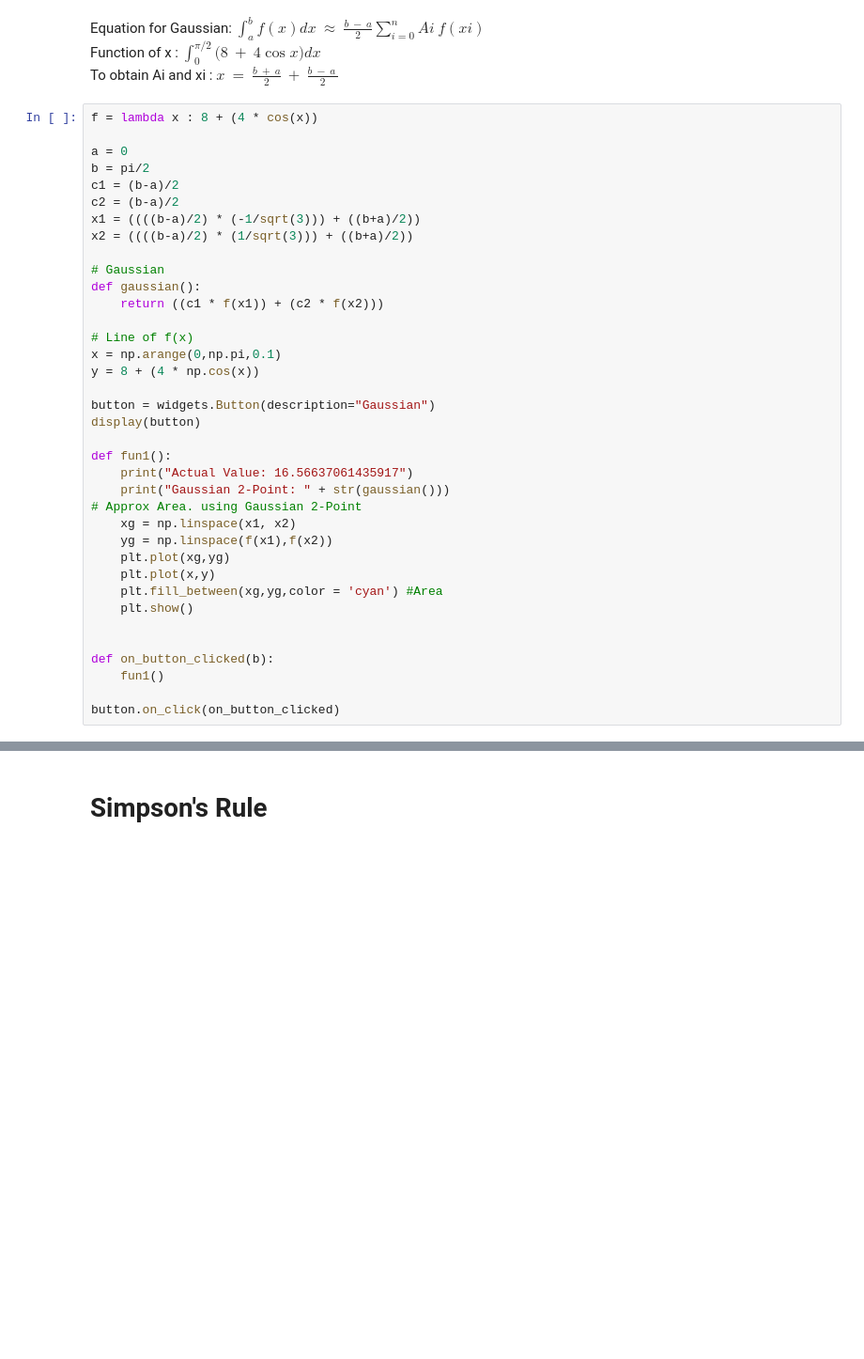
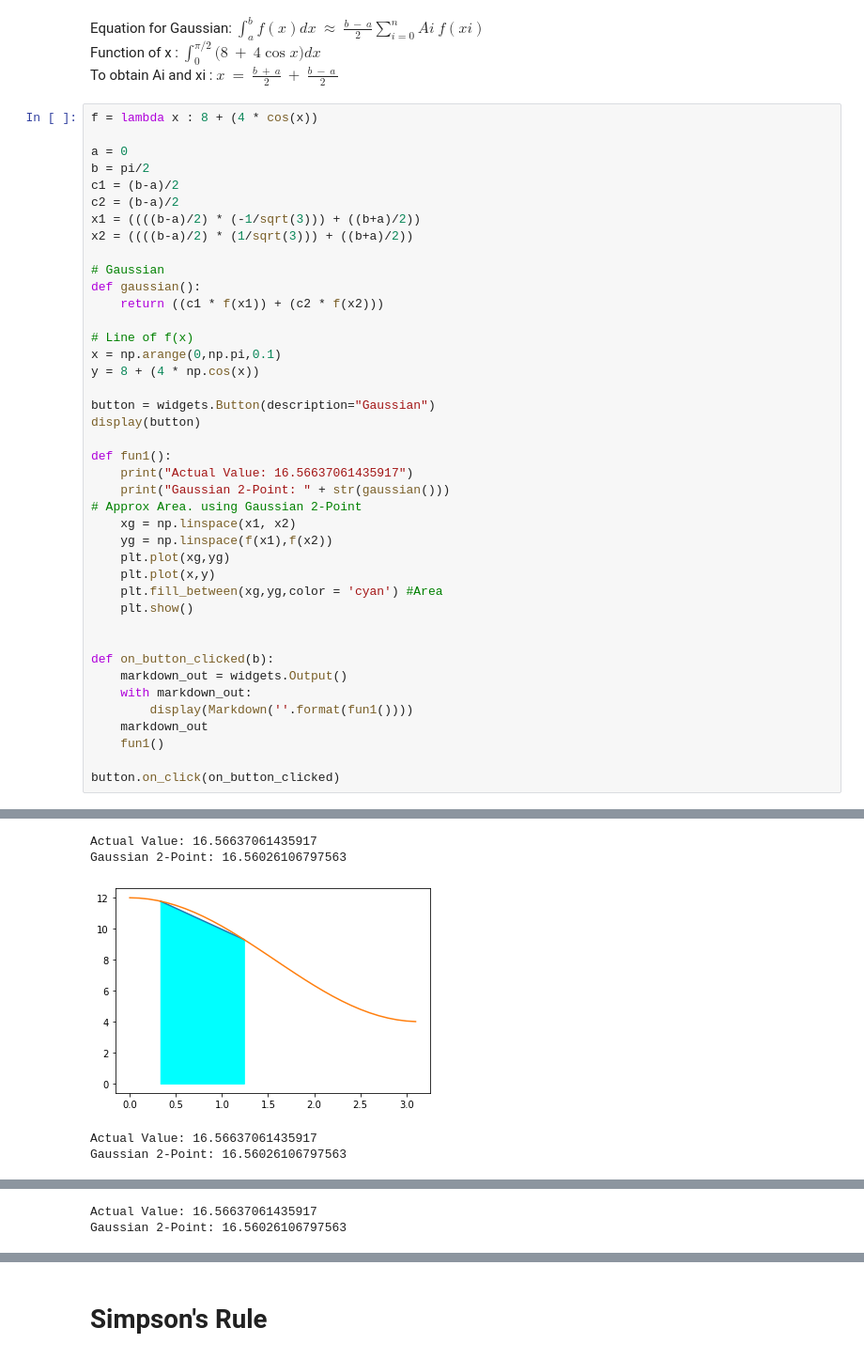
Before and after one commit to kronmess/CompMathFinalProject, a Jupyter notebook: Computational_Math_Final_Project.ipynb, the cells around one changed output, grey strips where cells are left out. Shown at 94% size. Saved outputs shown, nothing was run; the diff lists cells and outputs as text; blank space fills up the shorter version.

Commit message:
Fixed bugs regarding graph

```diff
--- a/Computational_Math_Final_Project.ipynb
+++ b/Computational_Math_Final_Project.ipynb
@@ -31,30 +32,39 @@ x2 = ((((b-a)/2) * (1/sqrt(3))) + ((b+a)/2))
 
 # Gaussian
 def gaussian():
     return ((c1 * f(x1)) + (c2 * f(x2)))
 
 # Line of f(x)
 x = np.arange(0,np.pi,0.1)
 y = 8 + (4 * np.cos(x))
 
 button = widgets.Button(description="Gaussian")
 display(button)
 
 def fun1():
     print("Actual Value: 16.56637061435917")
     print("Gaussian 2-Point: " + str(gaussian()))
 # Approx Area. using Gaussian 2-Point
     xg = np.linspace(x1, x2)
     yg = np.linspace(f(x1),f(x2))
     plt.plot(xg,yg)
     plt.plot(x,y)
     plt.fill_between(xg,yg,color = 'cyan') #Area
     plt.show()
 
 
 def on_button_clicked(b):
+    markdown_out = widgets.Output()
+    with markdown_out:
+        display(Markdown(''.format(fun1())))
+    markdown_out
     fun1()
 
 button.on_click(on_button_clicked)
 # %% [output]
 [interactive output not drawn]
+Actual Value: 16.56637061435917
+Gaussian 2-Point: 16.56026106797563
+[figure, added]
+Actual Value: 16.56637061435917
+Gaussian 2-Point: 16.56026106797563
@@ -60,0 +72,2 @@ button.on_click(on_button_clicked)
+Actual Value: 16.56637061435917
+Gaussian 2-Point: 16.56026106797563
```
Also changed, not shown: parts of 5 cells of this notebook.
